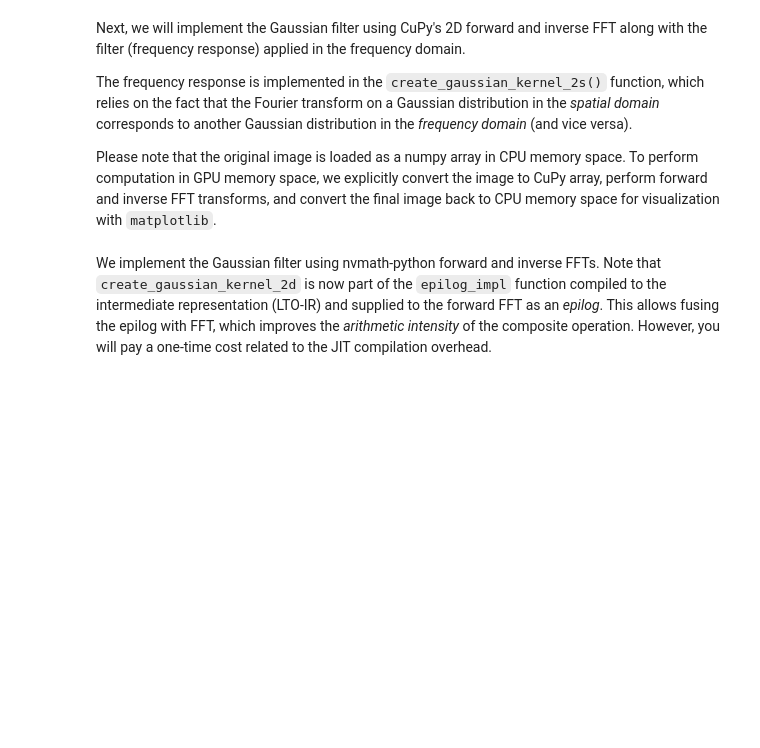
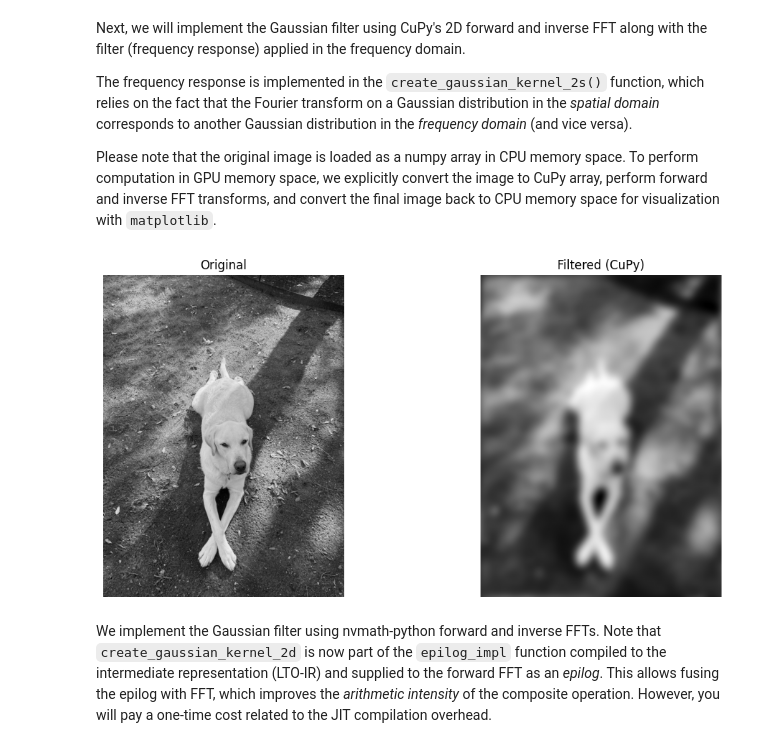
Before and after one commit to samaid/nvmath-tutorial, a Jupyter notebook: 04_callbacks.ipynb, the cells around one changed output. Saved outputs shown, nothing was run; the diff lists cells and outputs as text; code cells hidden in the pictures; blank space fills up the shorter version.

Commit message:
Bugfix in plotting cupy image whereas nvmath filtered image must be provided

```diff
--- a/04_callbacks.ipynb
+++ b/04_callbacks.ipynb
@@ -101,38 +103,40 @@ def create_gaussian_filter(shape, sigma):
     # G(f) = exp(-2 * pi^2 * sigma^2 * f^2). For 2D separable:
     # H(fx,fy) = exp(-2 * pi^2 * sigma^2 * (fx^2 + fy^2)).
     h_fx_fy = cp.exp(-2.0 * cp.pi * cp.pi * sigma * sigma * (fx * fx + fy * fy))
-    return h_fx_fy
+    return h_fx_fy.astype(cp.complex64)
 
 
 def gaussian_filter_cupy(image, sigma, clear_cache=True):
     """
     Apply Gaussian filter using CuPy R2C/C2R FFT.
     """
     if clear_cache:
         cp.fft.config.clear_plan_cache()  # Clear CuPy FFT cache to ensure clean FFT benchmarking
     filter = create_gaussian_filter(image.shape, sigma)
     image_fft = cp.fft.rfft2(image)  # Real to complex FFT
     filtered = cp.fft.irfft2(image_fft * filter, s=image.shape)  # Complex to real FFT
     return filtered
 
 image_gpu = cp.asarray(original_image, dtype=cp.float32)
 filtered_image_cupy = gaussian_filter_cupy(image_gpu, sigma_value)
 
 # Plotting the results
 plt.figure(figsize=(12, 5))
 
 plt.subplot(1, 2, 1)
 plt.imshow(original_image, cmap="gray")
 plt.title("Original")
 plt.axis("off")
 
 plt.subplot(1, 2, 2)
 plt.imshow(cp.asnumpy(filtered_image_cupy), cmap="gray")
 plt.title("Filtered (CuPy)")
 plt.axis("off")
 
 plt.tight_layout()
 plt.show()
+# %% [output]
+[figure, added]
 # %% [markdown]
 We implement the Gaussian filter using nvmath-python forward and inverse FFTs. Note that `create_gaussian_kernel_2d` is now part of the `epilog_impl` function compiled to the intermediate representation (LTO-IR) and supplied to the forward FFT as an *epilog*. This allows fusing the epilog with FFT, which improves the *arithmetic intensity* of the composite operation. However, you will pay a one-time cost related to the JIT compilation overhead.
 # %%
```
Also changed, not shown: parts of 10 cells of this notebook.
